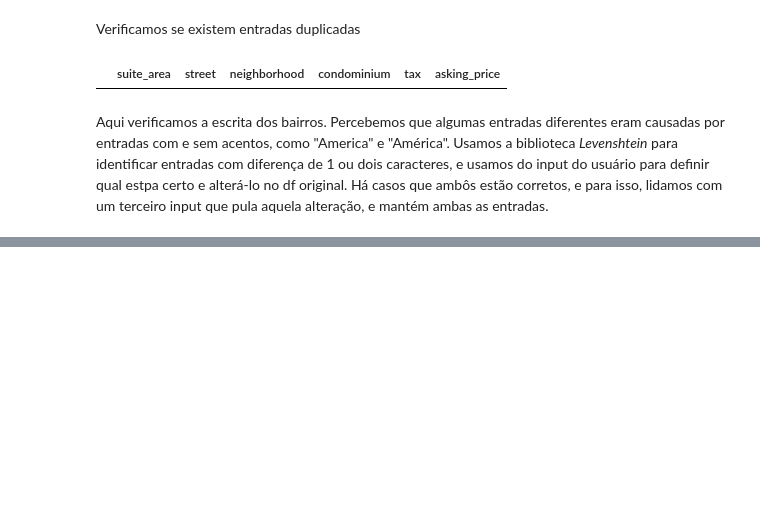
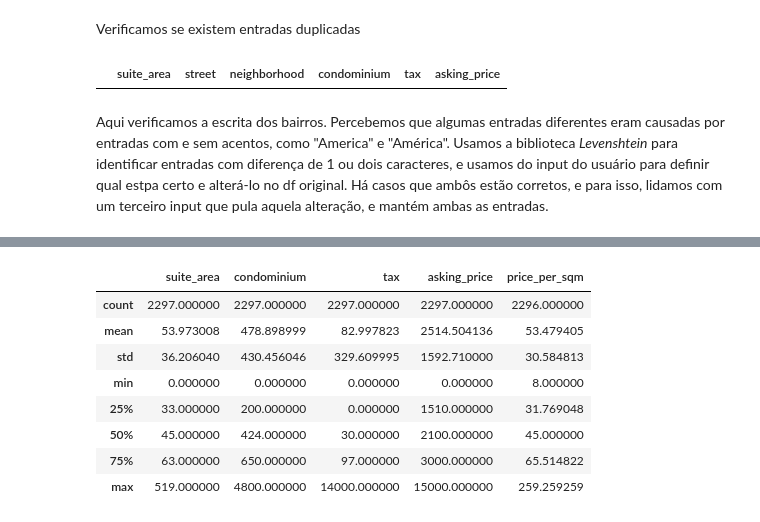
Before and after one commit to GuilhermeRameh/QuintoAndar-Scrapping-Analise, a Jupyter notebook: projeto.ipynb, the cells around one changed output, grey strips where cells are left out. Cells and saved outputs as stored; diff of their text form; code cells hidden in the pictures; blank space fills up the shorter version.

```diff
--- a/projeto.ipynb
+++ b/projeto.ipynb
@@ -273,0 +301,12 @@ neighborhood_avg_price.sort_values(ascending=False).head(25).plot(kind='bar', fi
+# %%
+df.describe()
+# %% [output]
+|  | suite_area | condominium | tax | asking_price | price_per_sqm |
+| count | 2297.000000 | 2297.000000 | 2297.000000 | 2297.000000 | 2296.000000 |
+| mean | 53.973008 | 478.898999 | 82.997823 | 2514.504136 | 53.479405 |
+| std | 36.206040 | 430.456046 | 329.609995 | 1592.710000 | 30.584813 |
+| min | 0.000000 | 0.000000 | 0.000000 | 0.000000 | 8.000000 |
+| 25% | 33.000000 | 200.000000 | 0.000000 | 1510.000000 | 31.769048 |
+| 50% | 45.000000 | 424.000000 | 30.000000 | 2100.000000 | 45.000000 |
+| 75% | 63.000000 | 650.000000 | 97.000000 | 3000.000000 | 65.514822 |
+| max | 519.000000 | 4800.000000 | 14000.000000 | 15000.000000 | 259.259259 |
```
Also changed, not shown: parts of 5 cells of this notebook.
